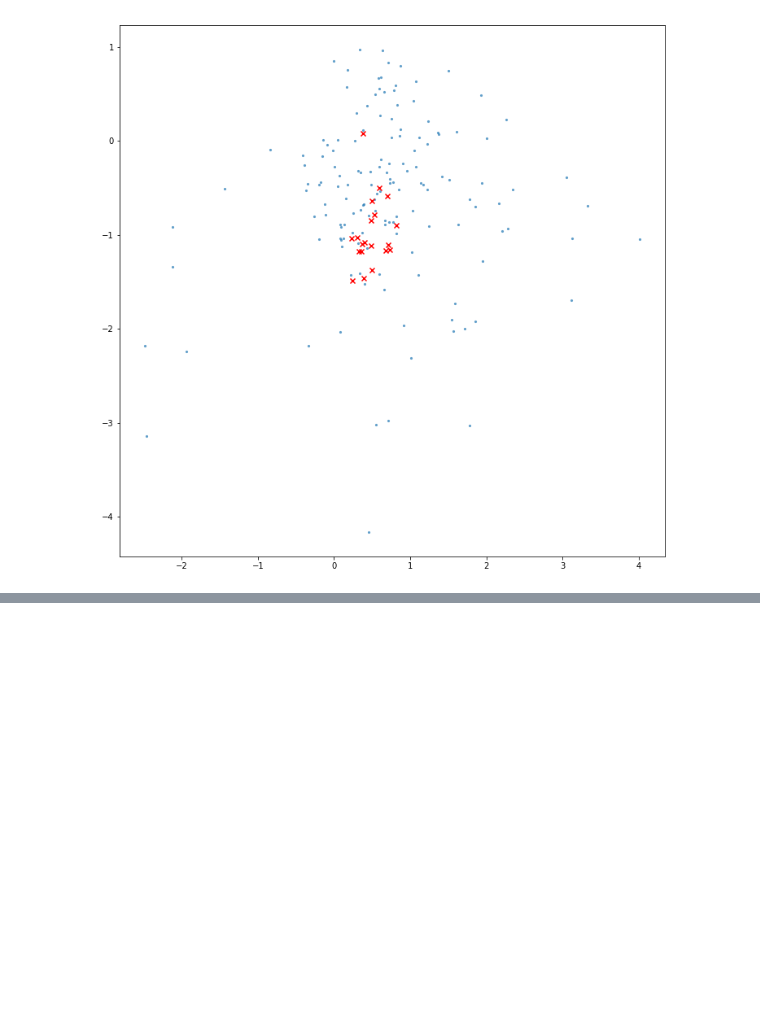
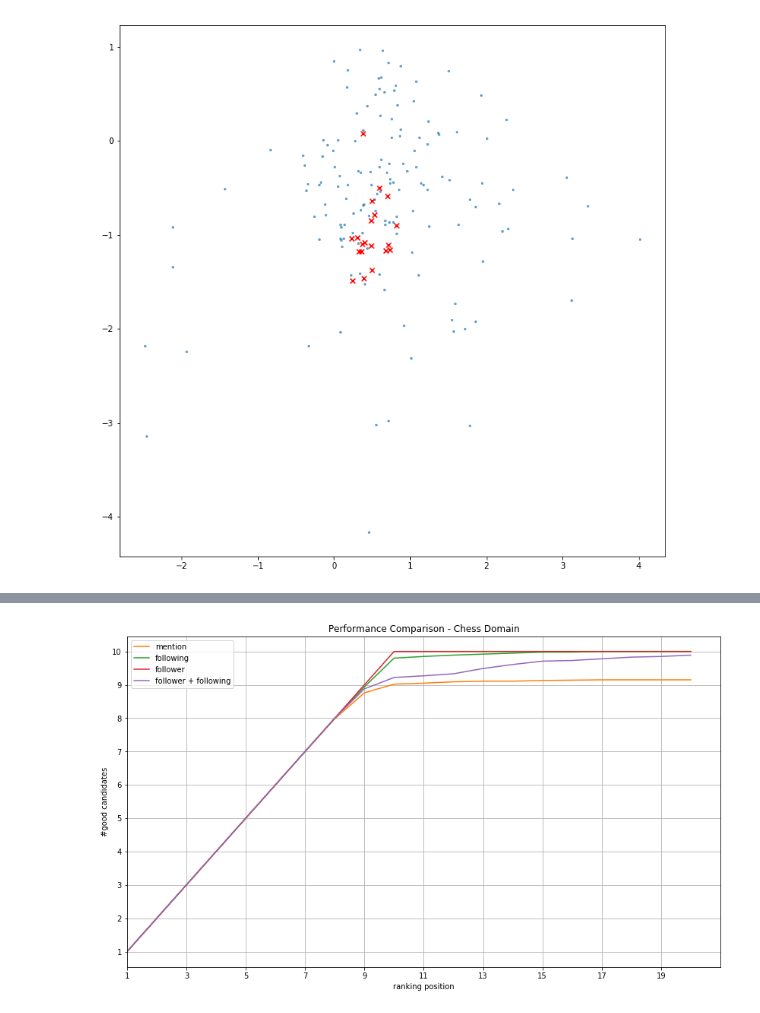
Before and after one commit to DataSciencePolimi/NetSKE, a Jupyter notebook: graphs/chess/Chess Domain - Test Network Features.ipynb, the cells around one changed output, grey strips where cells are left out. Drawn from its saved outputs; the diff is of its cells as text; code cells hidden in the pictures; blank space fills up the shorter version.

```diff
--- a/graphs/chess/Chess Domain - Test Network Features.ipynb
+++ b/graphs/chess/Chess Domain - Test Network Features.ipynb
@@ -316,0 +345,24 @@ plt.grid(True)
+# %%
+plt.figure(figsize=(14,8))
+
+l = plt.plot(perf_tag[:20], label='hashtag')
+l.pop(0).remove()
+
+plt.plot(perf_mention[:20], label='mention')
+plt.plot(pf_1[:20], label='following')
+plt.plot(pf_2[:20], label='follower')
+plt.plot(pf_3[:20], label='follower + following')
+#plt.plot([0, 20], [0, 10], linestyle='--', color='black')
+
+
+plt.legend()
+plt.title('Performance Comparison - Chess Domain')
+plt.ylabel('#good candidates')
+plt.xlabel('ranking position')
+
+plt.xlim(xmin=1, xmax=20)
+plt.yticks(range(1,11))
+plt.xticks(range(0, 20, 2), [str(2*i+1) for i in range(10)])
+plt.grid(True)
+# %% [output]
+[figure, added]
```
Also changed, not shown: parts of 9 cells of this notebook, 12 other files.
